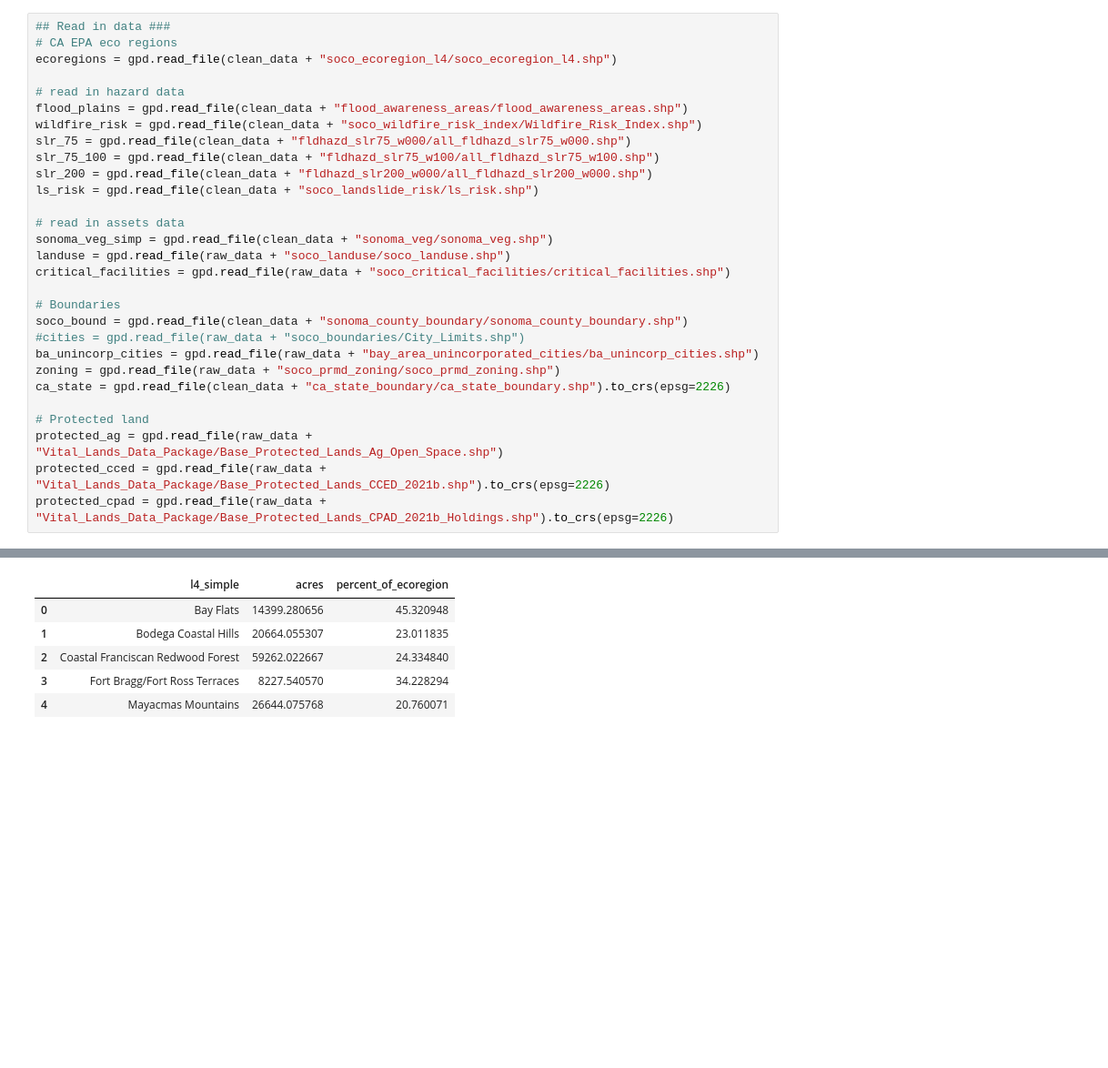
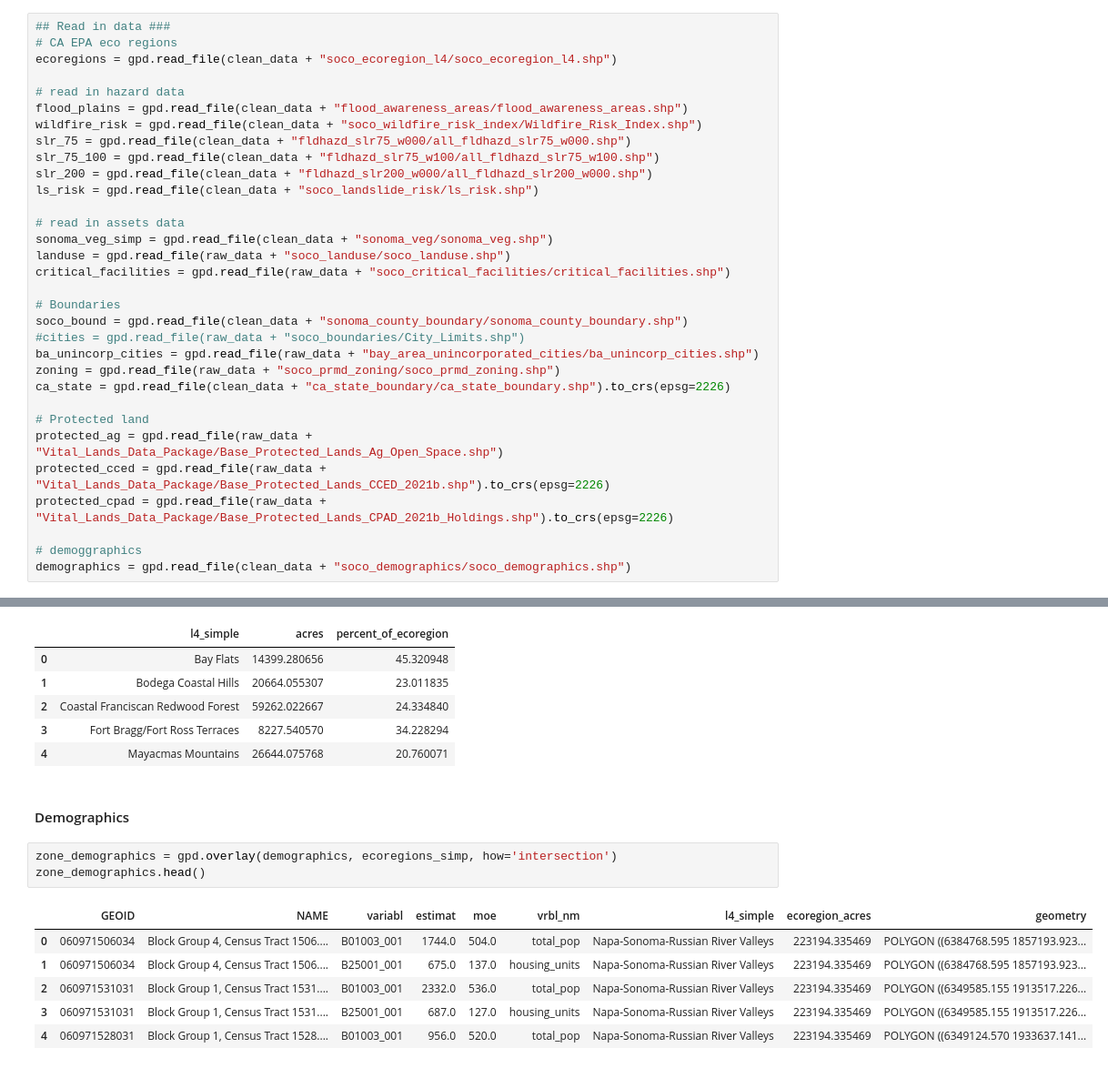
Before and after one commit to acmarley-erg/soco_resilience, a Jupyter notebook: py/zone_stats.ipynb, the cells around one changed output, grey strips where cells are left out. Shown at 91% size. Cells and saved outputs as stored; diff of their text form; blank space fills up the shorter version.

Commit message:
calculate total population and housing units per ecoregion

```diff
--- a/py/zone_stats.ipynb
+++ b/py/zone_stats.ipynb
@@ -44,6 +44,9 @@ ca_state = gpd.read_file(clean_data + "ca_state_boundary/ca_state_boundary.shp")
 protected_ag = gpd.read_file(raw_data + "Vital_Lands_Data_Package/Base_Protected_Lands_Ag_Open_Space.shp")
 protected_cced = gpd.read_file(raw_data + "Vital_Lands_Data_Package/Base_Protected_Lands_CCED_2021b.shp").to_crs(epsg=2226)
 protected_cpad = gpd.read_file(raw_data + "Vital_Lands_Data_Package/Base_Protected_Lands_CPAD_2021b_Holdings.shp").to_crs(epsg=2226)
+
+# demoggraphics
+demographics = gpd.read_file(clean_data + "soco_demographics/soco_demographics.shp")
 # %% [markdown]
 ### Initial Data Cleaning
 # %%
@@ -471,3 +480,15 @@ protected_land_zones.head()
 | 2 | Coastal Franciscan Redwood Forest | 59262.022667 | 24.334840 |
 | 3 | Fort Bragg/Fort Ross Terraces | 8227.540570 | 34.228294 |
 | 4 | Mayacmas Mountains | 26644.075768 | 20.760071 |
+# %% [markdown]
+#### Demographics
+# %%
+zone_demographics = gpd.overlay(demographics, ecoregions_simp, how='intersection')
+zone_demographics.head()
+# %% [output]
+|  | GEOID | NAME | variabl | estimat | moe | vrbl_nm | l4_simple | ecoregion_acres | geometry |
+| 0 | 060971506034 | Block Group 4, Census Tract 1506.... | B01003_001 | 1744.0 | 504.0 | total_pop | Napa-Sonoma-Russian River Valleys | 223194.335469 | POLYGON ((6384768.595 1857193.923... |
+| 1 | 060971506034 | Block Group 4, Census Tract 1506.... | B25001_001 | 675.0 | 137.0 | housing_units | Napa-Sonoma-Russian River Valleys | 223194.335469 | POLYGON ((6384768.595 1857193.923... |
+| 2 | 060971531031 | Block Group 1, Census Tract 1531.... | B01003_001 | 2332.0 | 536.0 | total_pop | Napa-Sonoma-Russian River Valleys | 223194.335469 | POLYGON ((6349585.155 1913517.226... |
+| 3 | 060971531031 | Block Group 1, Census Tract 1531.... | B25001_001 | 687.0 | 127.0 | housing_units | Napa-Sonoma-Russian River Valleys | 223194.335469 | POLYGON ((6349585.155 1913517.226... |
+| 4 | 060971528031 | Block Group 1, Census Tract 1528.... | B01003_001 | 956.0 | 520.0 | total_pop | Napa-Sonoma-Russian River Valleys | 223194.335469 | POLYGON ((6349124.570 1933637.141... |
```
Also changed, not shown: parts of 5 cells of this notebook.
